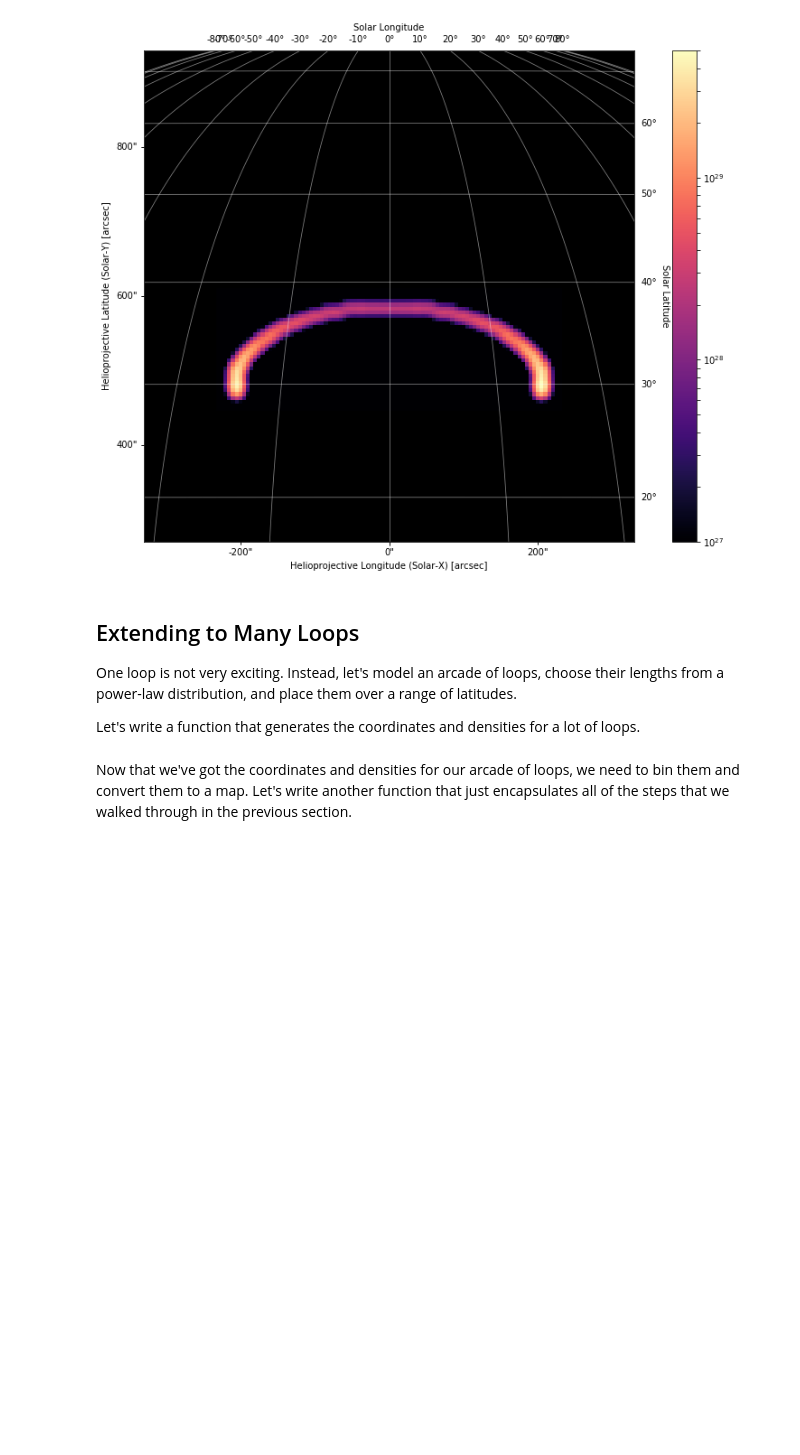
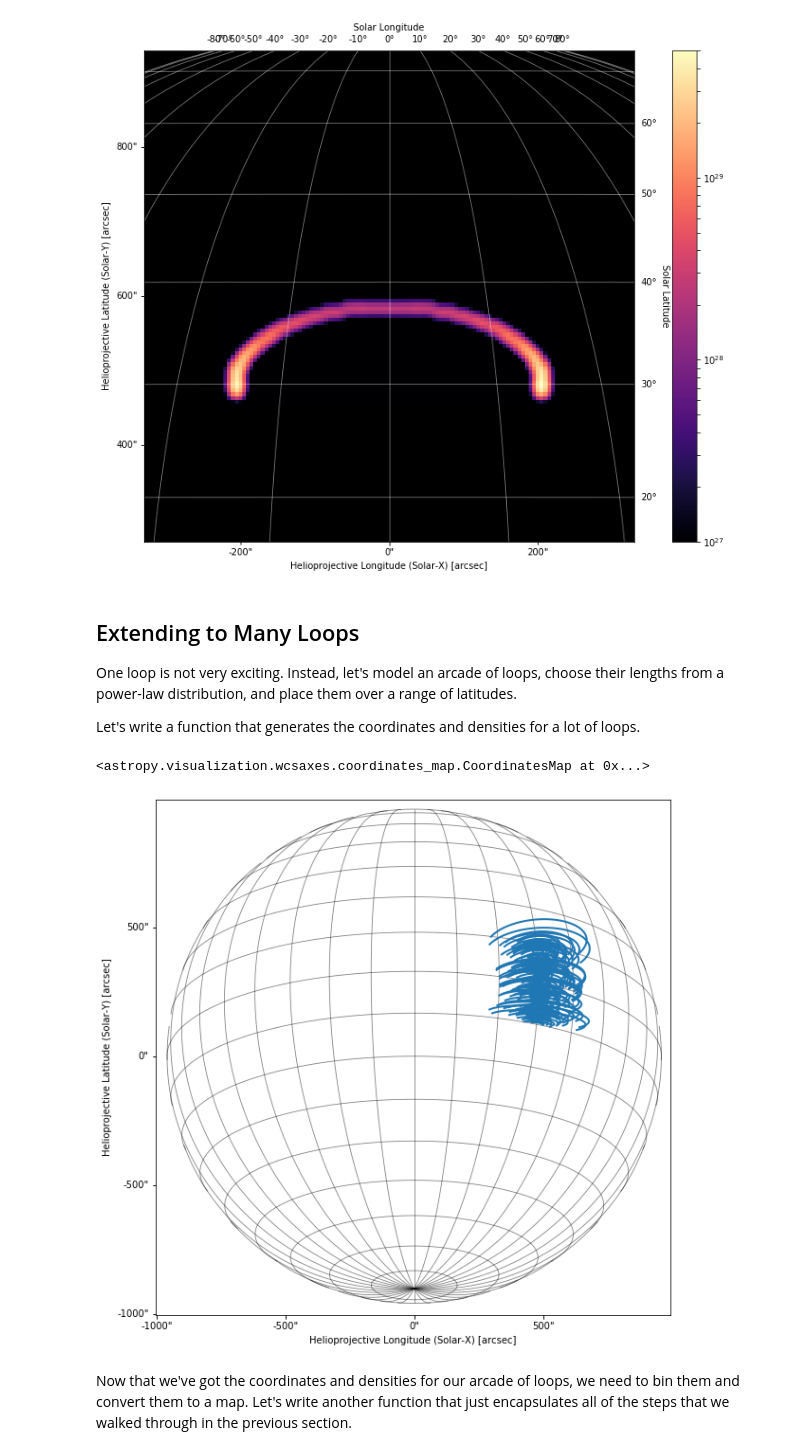
Before and after one commit to wtbarnes/lmsal-sunpy-tutorial, a Jupyter notebook: advanced/projecting-coronal-loops.ipynb, the cells around one changed output. Saved outputs shown, nothing was run; the diff lists cells and outputs as text; code cells hidden in the pictures; blank space fills up the shorter version.

```diff
--- a/advanced/projecting-coronal-loops.ipynb
+++ b/advanced/projecting-coronal-loops.ipynb
@@ -264,4 +276,16 @@ coords,densities = loop_arcade(1000,length_min=50*u.Mm,length_max=500*u.Mm,
                                theta_min=-10*u.deg,theta_max=10*u.deg,)
+# %%
+dummy_map = make_dummy_map(lon=-30*u.deg,lat=-20*u.deg)
+# %%
+fig = plt.figure(figsize=(10,10))
+ax = fig.gca(projection=dummy_map)
+dummy_map.plot(alpha=0,extent=[-1000,1000,-1000,1000],title=False)
+for loop in loops[::5]:
+    ax.plot_coord(loop.transform_to(dummy_map.coordinate_frame),color='C0',lw=2)
+dummy_map.draw_grid(grid_spacing=10*u.deg,color='k',axes=ax)
+# %% [output]
+<astropy.visualization.wcsaxes.coordinates_map.CoordinatesMap at 0x...>
+[figure, added]
 # %% [markdown]
 Now that we've got the coordinates and densities for our arcade of loops, we need to bin them and convert them to a map. Let's write another function that just encapsulates all of the steps that we walked through in the previous section.
 # %%
```
Also changed, not shown: parts of 8 cells of this notebook, 2 other files.
